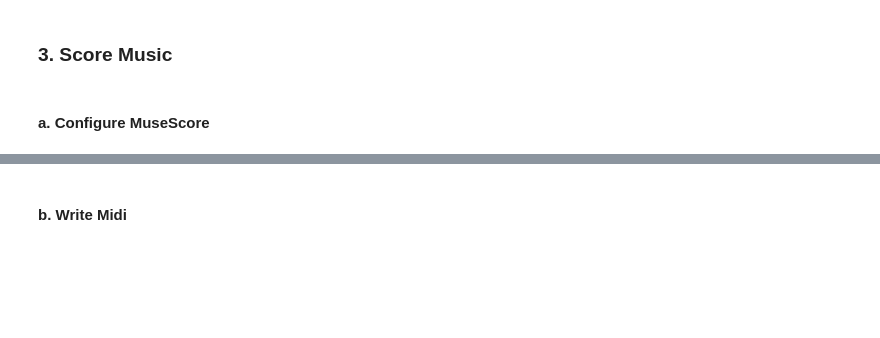
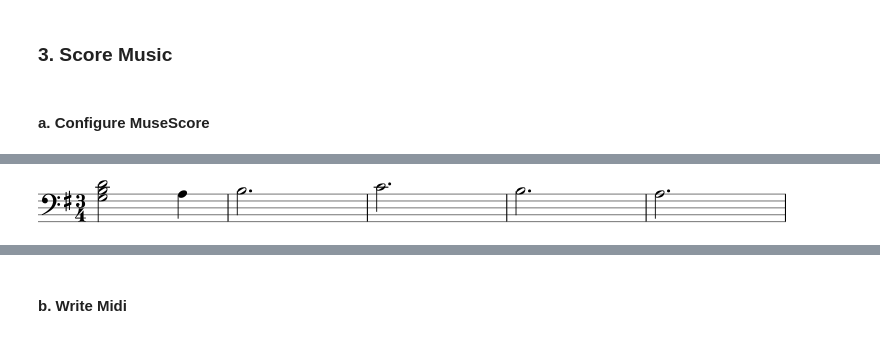
Before and after one commit to MickyDowns/deep-keras-music-net, a Jupyter notebook: music_study_aid.ipynb, the cells around one changed output, grey strips where cells are left out. Saved outputs shown, nothing was run; the diff lists cells and outputs as text; code cells hidden in the pictures; blank space fills up the shorter version.

```diff
--- a/music_study_aid.ipynb
+++ b/music_study_aid.ipynb
@@ -6018,0 +4373,4 @@ class TestExternal(unittest.TestCase):
+# %%
+s3a_col.parts[1].measures(0,5).show()
+# %% [output]
+[figure, added]
```
Also changed, not shown: parts of 136 cells of this notebook.
